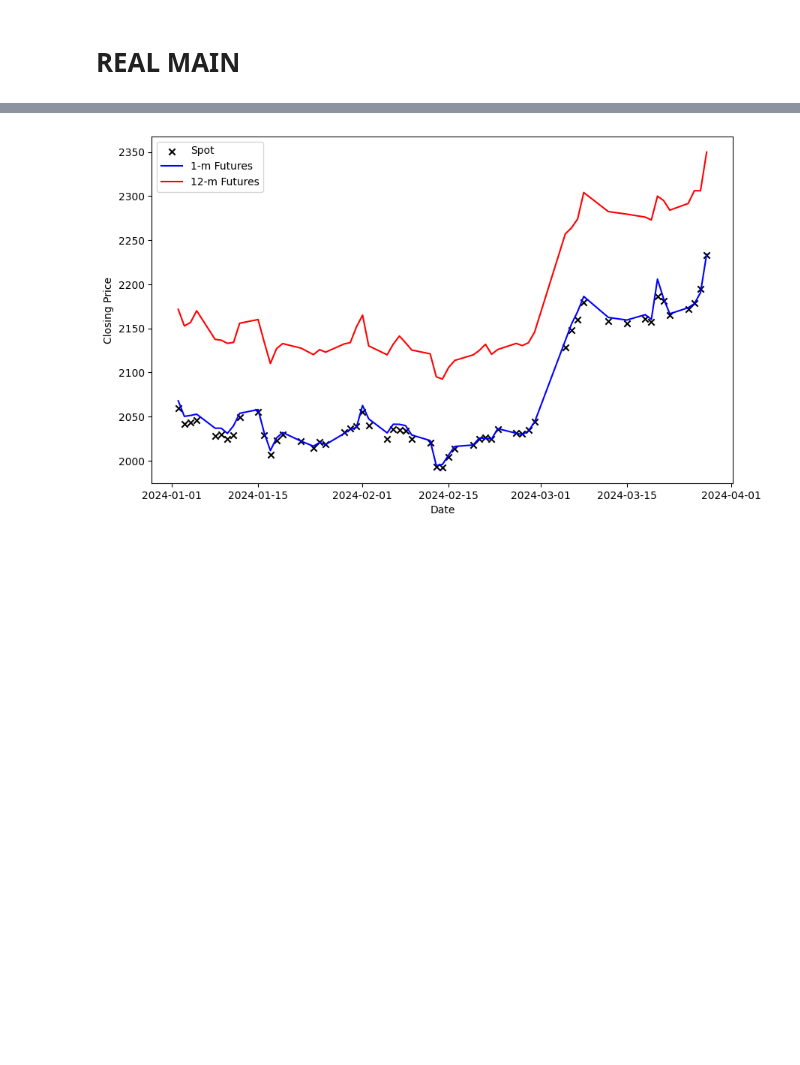
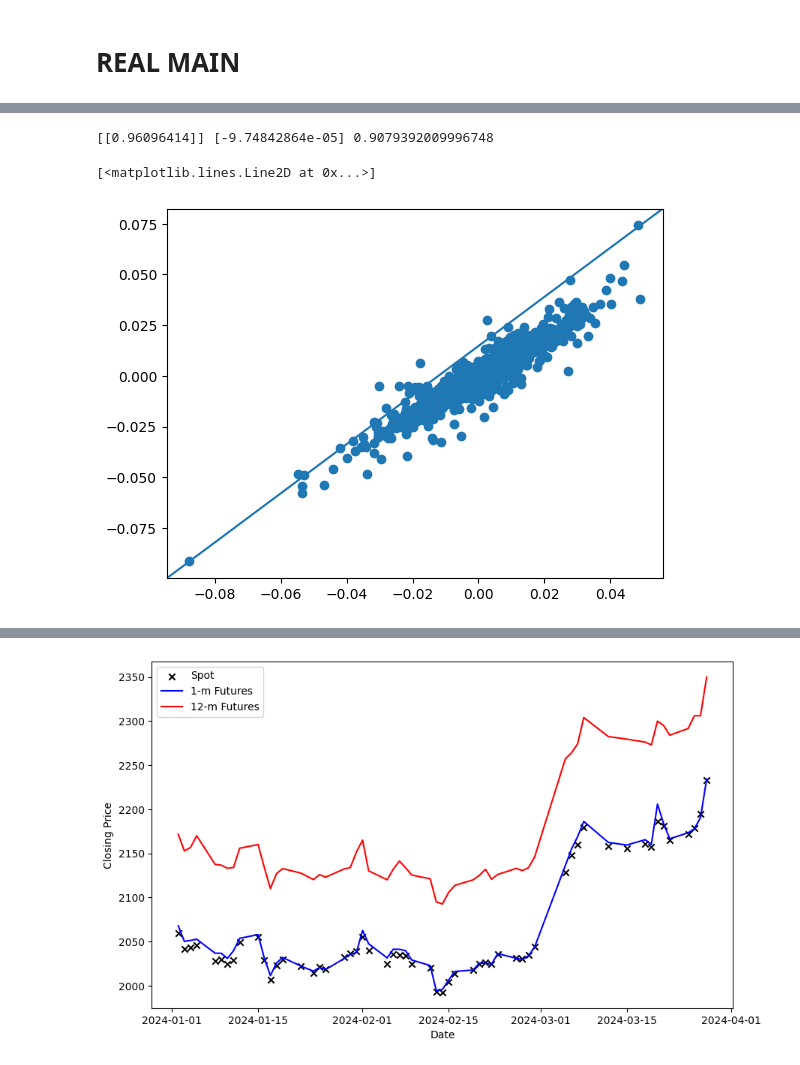
Before and after one commit to joeHollander/ETF-Research, a Jupyter notebook: main.ipynb, the cells around one changed output, grey strips where cells are left out. Drawn from its saved outputs; the diff is of its cells as text; code cells hidden in the pictures; blank space fills up the shorter version.

```diff
--- a/main.ipynb
+++ b/main.ipynb
@@ -285,3 +190,27 @@ c12 - 300-day Return Comparison: Slope = 0.7259874554157599, R^2 = 0.89174437983
+# %%
+aa = unadj_contracts['c1']['close']
+bb = gld_df['close']
+
+
+aa_ret = aa.pct_change(periods=1)[1:]
+bb_ret = bb.pct_change(periods=1)[1:]
+
+xx = bb_ret.index.intersection(aa_ret.index)
+
+aa_ret = aa_ret.loc[xx]
+bb_ret = bb_ret.loc[xx]
+
+temp = LinearRegression()
+temp.fit(bb_ret.values.reshape(-1, 1), aa_ret.values.reshape(-1, 1))
+print(temp.coef_, temp.intercept_, temp.score(bb_ret.values.reshape(-1, 1), aa_ret.values.reshape(-1, 1)))
+
+figz, axz = plt.subplots()
+axz.scatter(bb_ret, aa_ret)
+axz.plot([0, 1], [0, 1], transform=axz.transAxes)
+# %% [output]
+[[0.96096414]] [-9.74842864e-05] 0.9079392009996748
+[<matplotlib.lines.Line2D at 0x...>]
+[figure, added]
 # %%
 # creating returns
 
```
Also changed, not shown: parts of 11 cells of this notebook, 5 other files.
